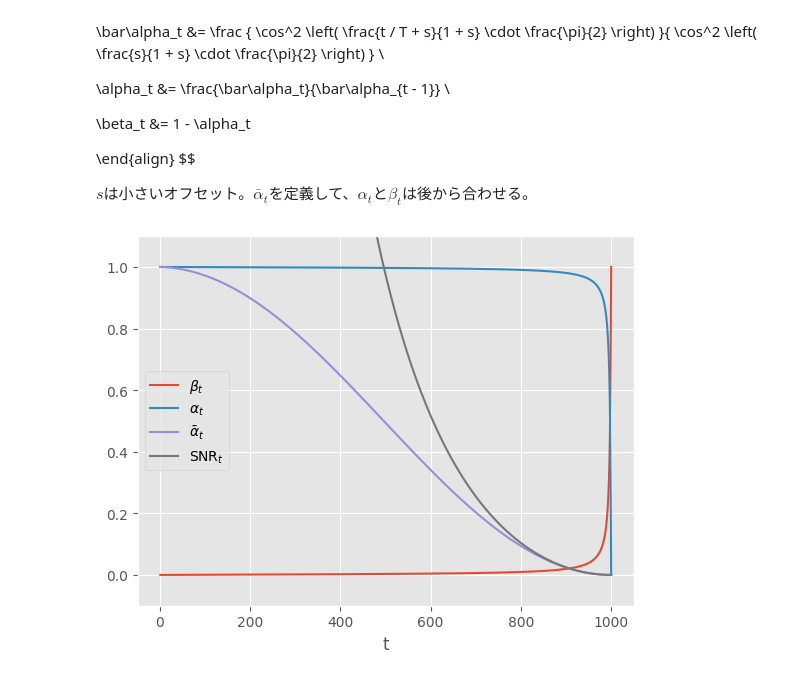
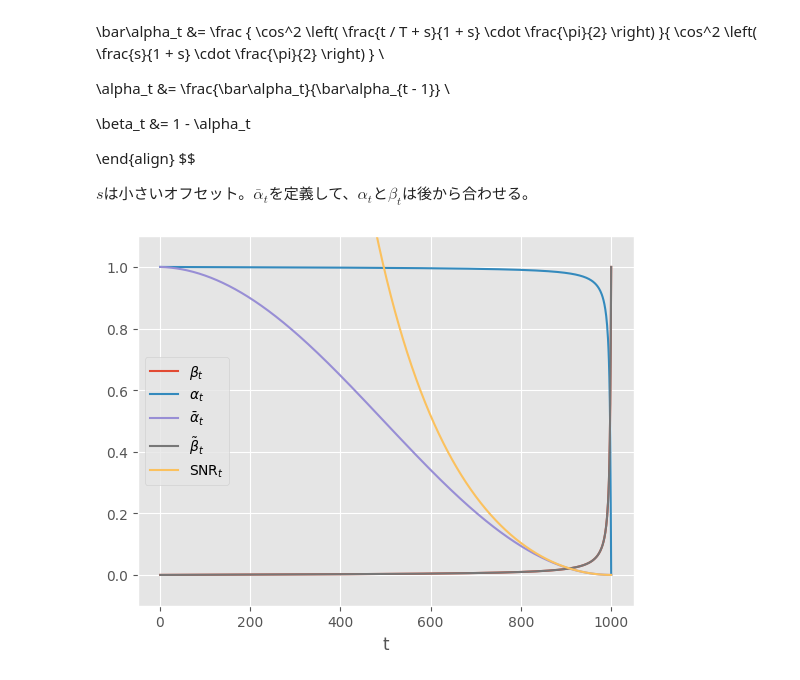
Before and after one commit to misya11p/study-notebooks, a Jupyter notebook: noise-schedule.ipynb, the cells around one changed output. Saved outputs shown, nothing was run; the diff lists cells and outputs as text; code cells hidden in the pictures.

```diff
--- a/noise-schedule.ipynb
+++ b/noise-schedule.ipynb
@@ -32,12 +33,14 @@ plt.style.use("ggplot")
 
 T = 1000
 t = np.arange(1, T + 1)
+t_1 = t - 1
 
-def plot(beta, alpha, bar_alpha):
+def plot(beta, alpha, bar_alpha, tilde_beta, snr):
     snr = bar_alpha / (1 - bar_alpha)
     plt.plot(t, beta, label=r"$\beta_t$")
     plt.plot(t, alpha, label=r"$\alpha_t$")
     plt.plot(t, bar_alpha, label=r"$\bar \alpha_t$")
+    plt.plot(t, tilde_beta, label=r"$\tilde\beta_t$")
     plt.plot(t, snr, label=r"$\operatorname{SNR}_t$")
     plt.xlabel("t")
     plt.ylim(-0.1, 1.1)
@@ -114,11 +121,12 @@ $s$は小さいオフセット。$\bar\alpha_t$を定義して、$\alpha_t$と$\
 # %%
 s = 0.008
 t_ = np.arange(T + 1)
 bar_alpha = (np.cos((t_ / T + s) / (1 + s) * np.pi / 2) ** 2) / (np.cos(s / (1 + s) * np.pi / 2) ** 2)
-alpha = bar_alpha[1:] / bar_alpha[:-1]
-bar_alpha = bar_alpha[1:]
+alpha = bar_alpha[t] / bar_alpha[t_1]
 beta = 1 - alpha
-
-plot(beta, alpha, bar_alpha)
+tilde_beta = (1 - bar_alpha[t_1]) / (1 - bar_alpha[t]) * beta
+bar_alpha = bar_alpha[t]
+nsr = bar_alpha / (1 - bar_alpha)
+plot(beta, alpha, bar_alpha, tilde_beta, nsr)
 # %% [output]
-[figure, old version]
+[figure, new version]
```
Also changed, not shown: parts of 4 cells of this notebook.
